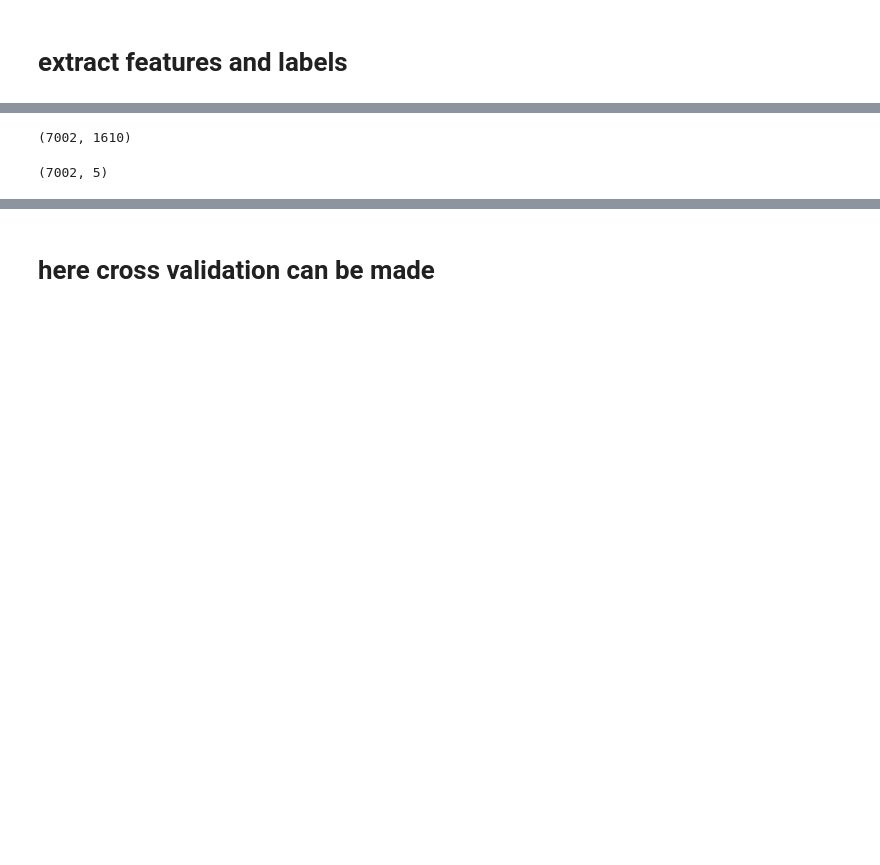
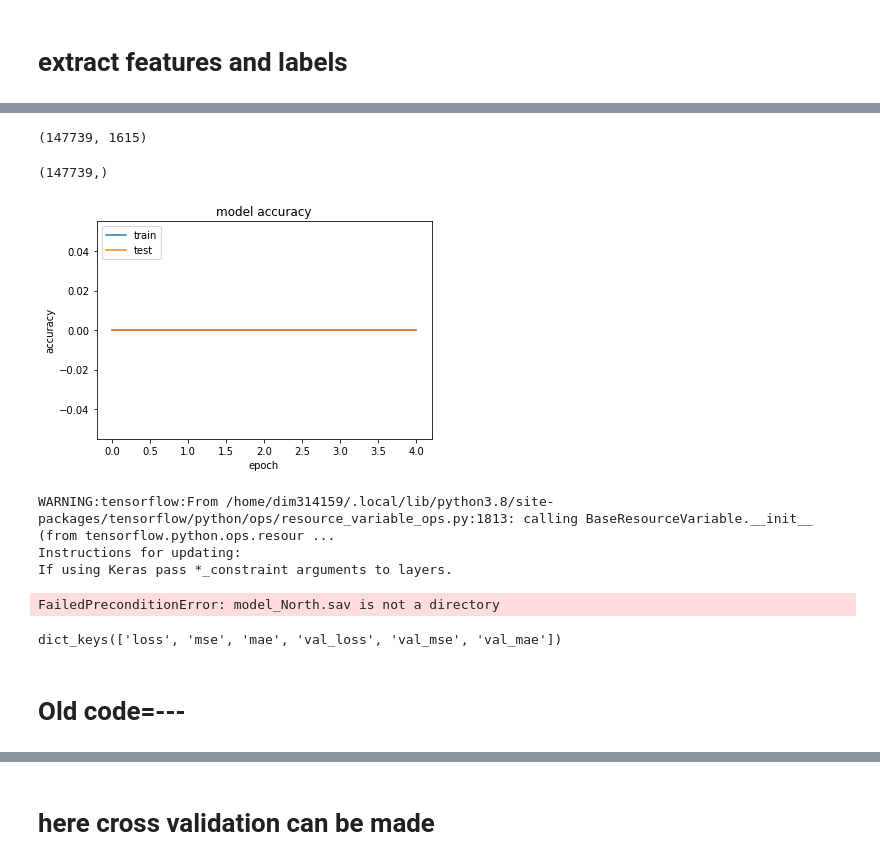
Before and after one commit to ChairMane/CS179M-Balalayka-pacman-ctf, a Jupyter notebook: learning.ipynb, the cells around one changed output, grey strips where cells are left out. Saved outputs shown, nothing was run; the diff lists cells and outputs as text; code cells hidden in the pictures; blank space fills up the shorter version.

Commit message:
First keras try

```diff
--- a/learning.ipynb
+++ b/learning.ipynb
@@ -47,11 +42,11 @@ df_North.head()
 # %% [markdown]
 # extract features and labels
 # %%
-features_North = df_North[df_North.columns[:-5]].to_numpy()
-features_South = df_South[df_South.columns[:-5]].to_numpy()
+features_North = df_North[df_North.columns[:-1]].to_numpy()
+features_South = df_South[df_South.columns[:-1]].to_numpy()
 # %%
-labels_North = df_North[df_North.columns[-5:]].to_numpy()
-labels_South = df_South[df_South.columns[-5:]].to_numpy()
+labels_North = df_North[df_North.columns[-1]].to_numpy()
+labels_South = df_South[df_South.columns[-1]].to_numpy()
 # %%
 features_North.shape
 # %% [output]
@@ -63,8 +58,8 @@ labels_North.shape
 # %%
 features_South.shape
 # %% [output]
-(7002, 1610)
+(147739, 1615)
 # %%
 labels_South.shape
 # %% [output]
-(7002, 5)
+(147739,)
@@ -83,11 +71,45 @@ file_names = ['model_North.sav', 'model_South.sav']
-# %%
-for i in range(2):
-    #scaler = StandardScaler()
-    #scaler.fit(features[i])
-    #X_train = scaler.transform(features[i])
-
-    mlp = MLPClassifier(hidden_layer_sizes=(1200, 300), activation='tanh', solver='adam',
-                        max_iter=500)
-    mlp.fit(features[i], labels[i])
-
-    joblib.dump(mlp, file_names[i])
+# %%
+for i in range(2):
+    #X_train, X_test, y_train, y_test = train_test_split(features[i], labels[i], test_size=0.30)
+    X_train = features[i]
+    y_train = labels[i]
+
+    scaler = StandardScaler()
+
+    # Fit only to the training data
+    scaler.fit(X_train)
+
+    # Now apply the transformations to the data:
+    X_train = scaler.transform(X_train)
+    #X_test = scaler.transform(X_test)
+
+    model = Sequential()
+    model.add(Dense(1200, input_dim=1615, activation='relu', kernel_initializer='he_uniform'))
+    model.add(Dense(700, activation='relu'))
+    model.add(Dense(200, activation='relu'))
+    model.add(Dense(1, activation='linear'))
+    model.compile(loss='mse', optimizer='adam', metrics=['accuracy'])
+    history = model.fit(X_train, y_train, validation_split=0.3, epochs=5, batch_size=300, verbose=0)
+
+    plt.plot(history.history['accuracy'])
+    plt.plot(history.history['val_accuracy'])
+    plt.title('model accuracy')
+    plt.ylabel('accuracy')
+    plt.xlabel('epoch')
+    plt.legend(['train', 'test'], loc='upper left')
+    plt.show()
+
+    #model.save(file_model_names[i])
+    #joblib.dump(scaler, file_scaler_names[i])
+# %% [output]
+[figure, added]
+WARNING:tensorflow:From /home/dim314159/.local/lib/python3.8/site-packages/tensorflow/python/ops/resource_variable_ops.py:1813: calling BaseResourceVariable.__init__ (from tensorflow.python.ops.resour ...
+Instructions for updating:
+If using Keras pass *_constraint arguments to layers.
+FailedPreconditionError: model_North.sav is not a directory
+# %%
+print(history.history.keys())
+# %% [output]
+dict_keys(['loss', 'mse', 'mae', 'val_loss', 'val_mse', 'val_mae'])
+# %% [markdown]
+# Old code=---
```
Also changed, not shown: parts of 41 cells of this notebook.
